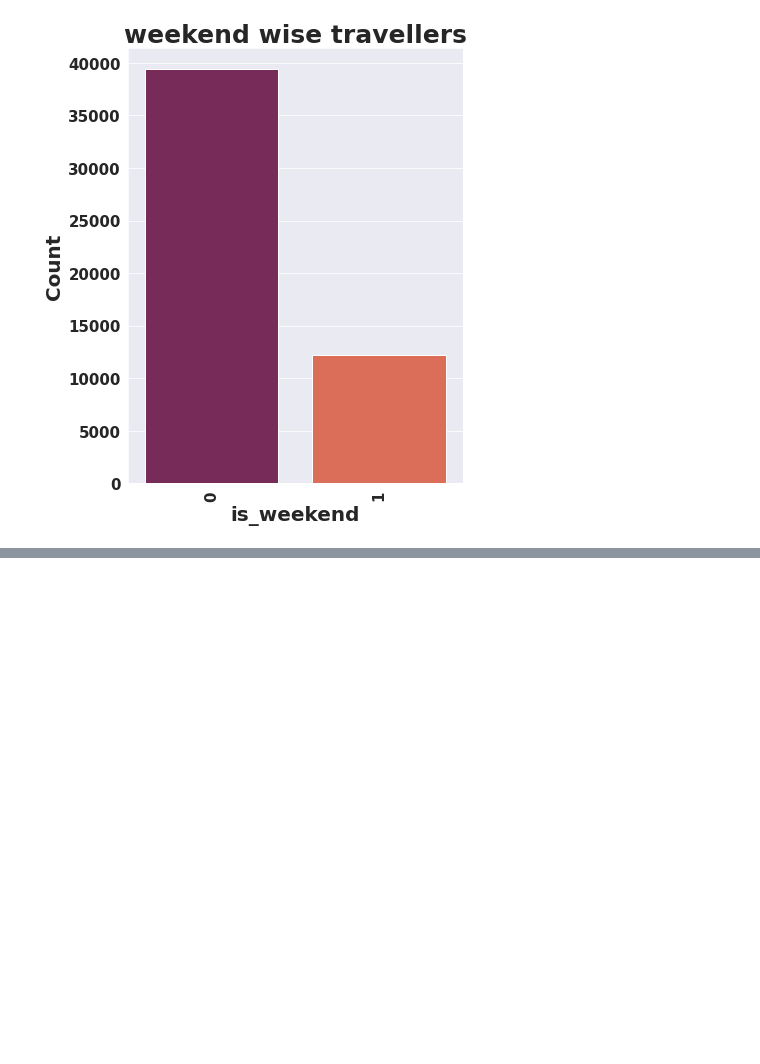
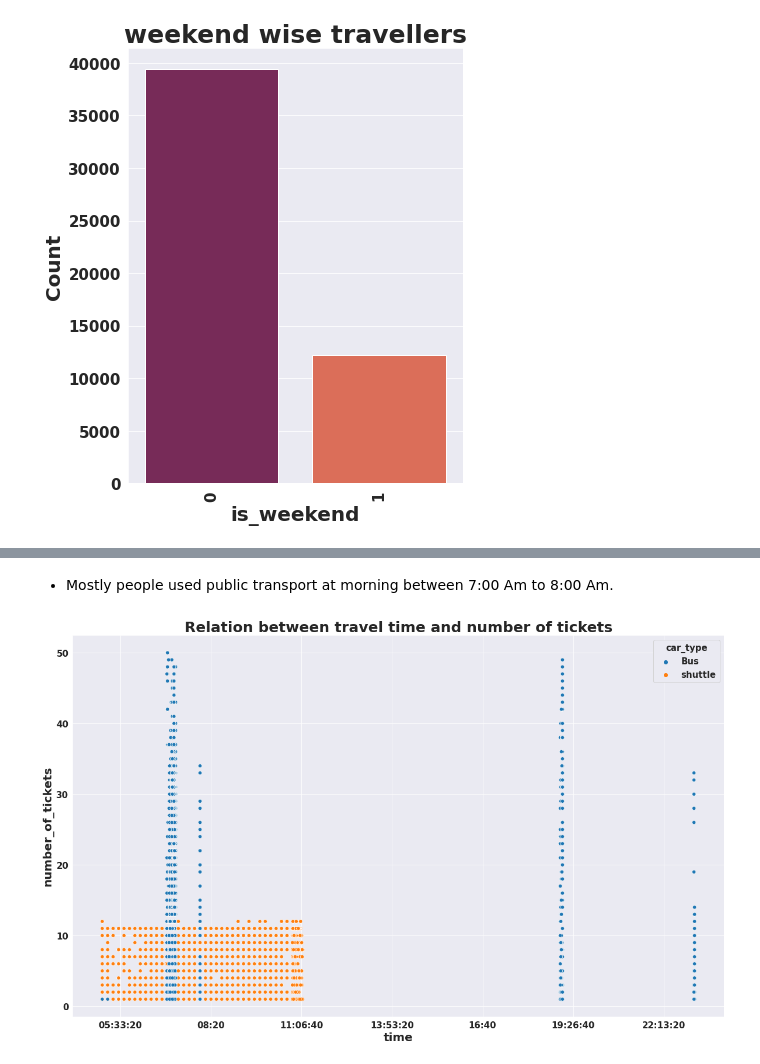
Before and after one commit to shwetaNayak19/Demand-prediction-for-public-transport, a Jupyter notebook: Demand_prediction_for_public_transport.ipynb, the cells around one changed output, grey strips where cells are left out. Saved outputs shown, nothing was run; the diff lists cells and outputs as text; code cells hidden in the pictures; blank space fills up the shorter version.

```diff
--- a/Demand_prediction_for_public_transport.ipynb
+++ b/Demand_prediction_for_public_transport.ipynb
@@ -510,0 +550,9 @@ plt.title('weekend wise travellers');
+# %% [markdown]
+* Mostly people used public transport at morning between 7:00 Am to 8:00 Am.
+# %%
+#scatter plot to know relation between travel time and number of tickets
+plt.figure(figsize=(20,12))
+sns.scatterplot(x=df['travelling_time'],y=df['number_of_tickets'],hue=df['car_type'])
+plt.title('Relation between travel time and number of tickets');
+# %% [output]
+[figure, added]
```
Also changed, not shown: parts of 22 cells of this notebook.
